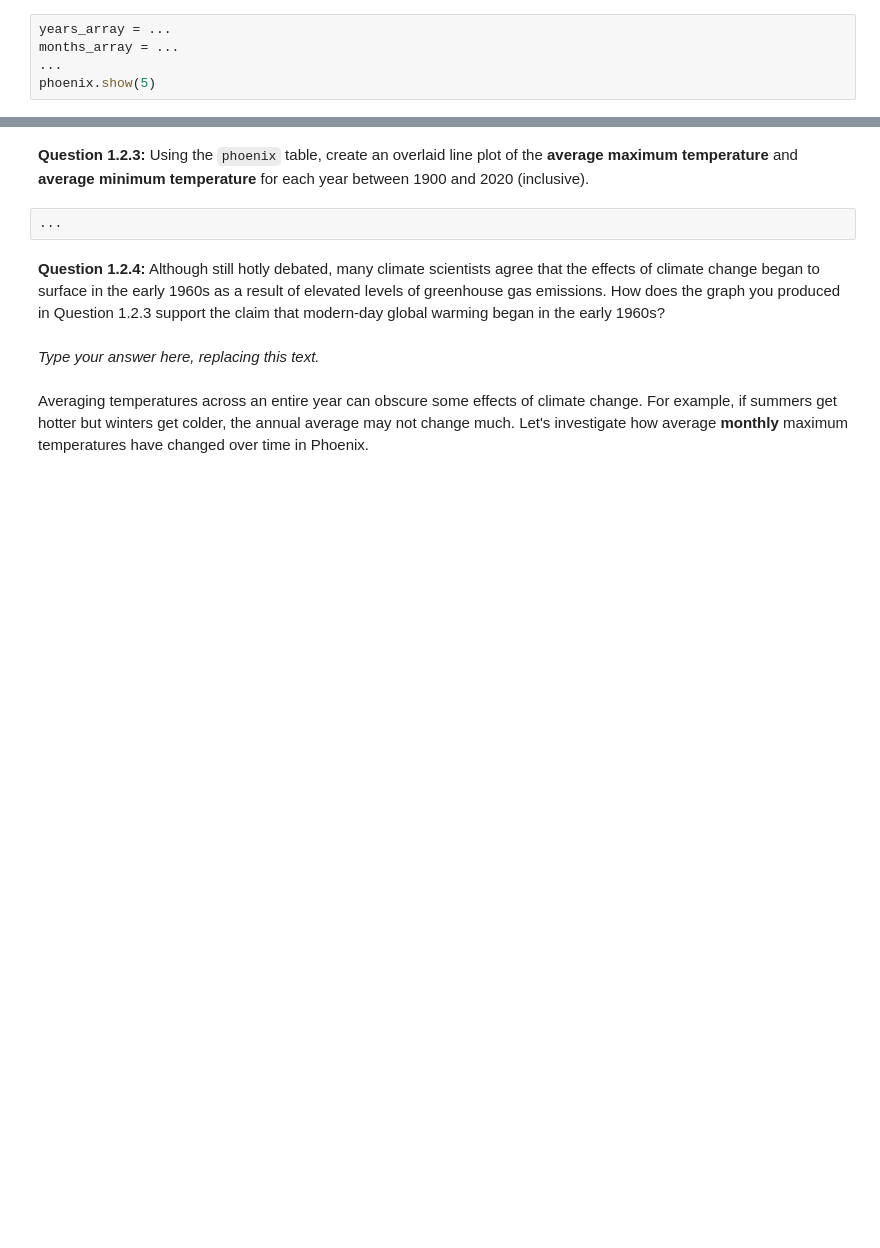
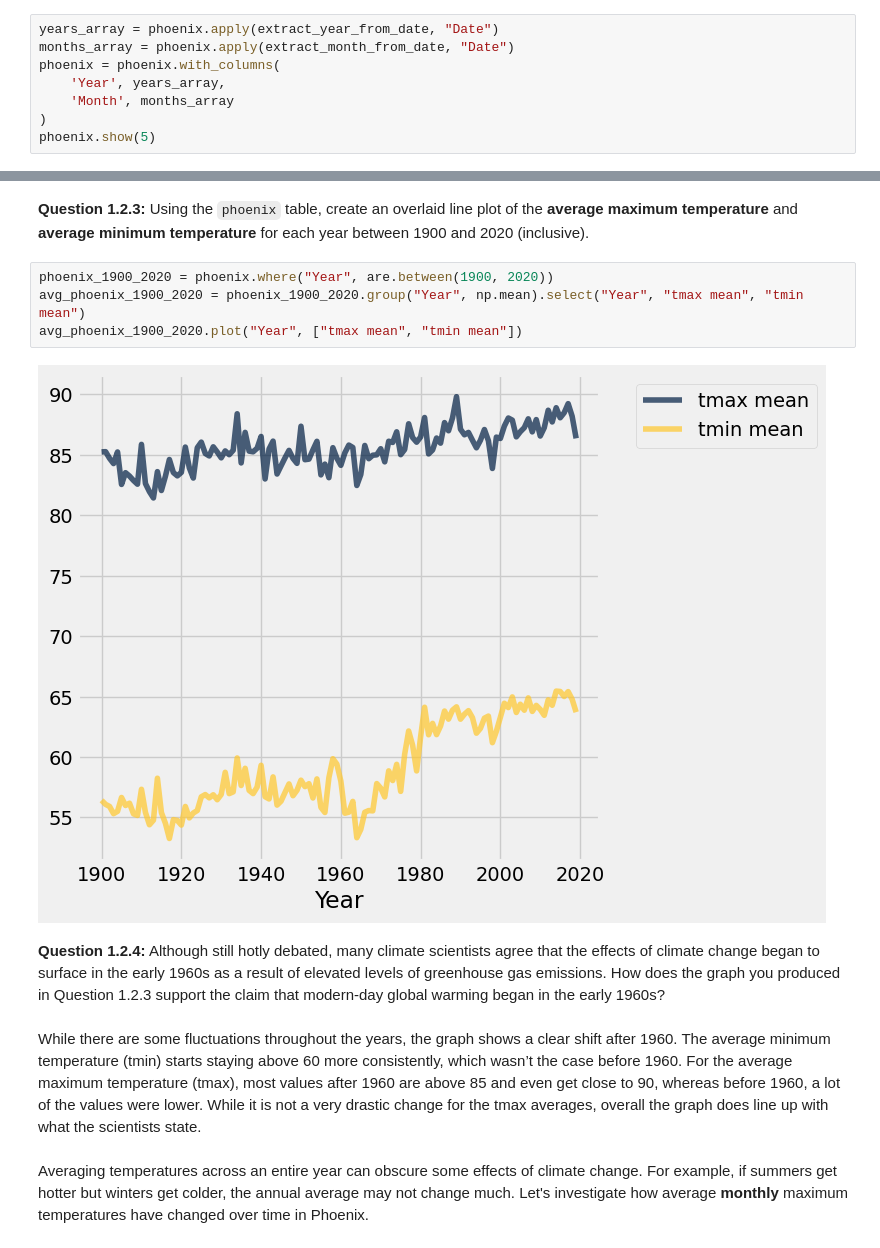
Before and after one commit to shatha-alhazbi/gaza-through-data, a Jupyter notebook: Part A/project.ipynb, the cells around one changed output, grey strips where cells are left out. Saved outputs shown, nothing was run; the diff lists cells and outputs as text; blank space fills up the shorter version.

```diff
--- a/Part A/project.ipynb
+++ b/Part A/project.ipynb
@@ -265,7 +282,10 @@ print('2022-04-01 has year', extract_year_from_date('2022-04-01'),
 # %% [markdown]
 **Question 1.2.2:** Add two new columns called `Year` and `Month` to the `phoenix` table that contain the year as an **integer** and the month as a **string** (such as `"04 (Apr)"`) for each day, respectively.
 # %%
-years_array = ...
-months_array = ...
-...
+years_array = phoenix.apply(extract_year_from_date, "Date")
+months_array = phoenix.apply(extract_month_from_date, "Date")
+phoenix = phoenix.with_columns(
+    'Year', years_array,
+    'Month', months_array
+)
 phoenix.show(5)
@@ -276,7 +306,11 @@ grader.check("q1_2_2")
 
 **Question 1.2.3:** Using the `phoenix` table, create an overlaid line plot of the **average maximum temperature** and **average minimum temperature** for each year between 1900 and 2020 (inclusive).
 # %%
-...
+phoenix_1900_2020 = phoenix.where("Year", are.between(1900, 2020))
+avg_phoenix_1900_2020 = phoenix_1900_2020.group("Year", np.mean).select("Year", "tmax mean", "tmin mean")
+avg_phoenix_1900_2020.plot("Year", ["tmax mean", "tmin mean"])
+# %% [output]
+[figure, added]
 # %% [markdown]
 <!-- END QUESTION -->
 
@@ -284,7 +318,7 @@ grader.check("q1_2_2")
 
 **Question 1.2.4:** Although still hotly debated, many climate scientists agree that the effects of climate change began to surface in the early 1960s as a result of elevated levels of greenhouse gas emissions. How does the graph you produced in Question 1.2.3 support the claim that modern-day global warming began in the early 1960s?
 # %% [markdown]
-_Type your answer here, replacing this text._
+While there are some fluctuations throughout the years, the graph shows a clear shift after 1960. The average minimum temperature (tmin) starts staying above 60 more consistently, which wasn’t the case before 1960. For the average maximum temperature (tmax), most values after 1960 are above 85 and even get close to 90, whereas before 1960, a lot of the values were lower. While it is not a very drastic change for the tmax averages, overall the graph does line up with what the scientists state.
 # %% [markdown]
 <!-- END QUESTION -->
 
```
Also changed, not shown: parts of 17 cells of this notebook, 2 other files.
